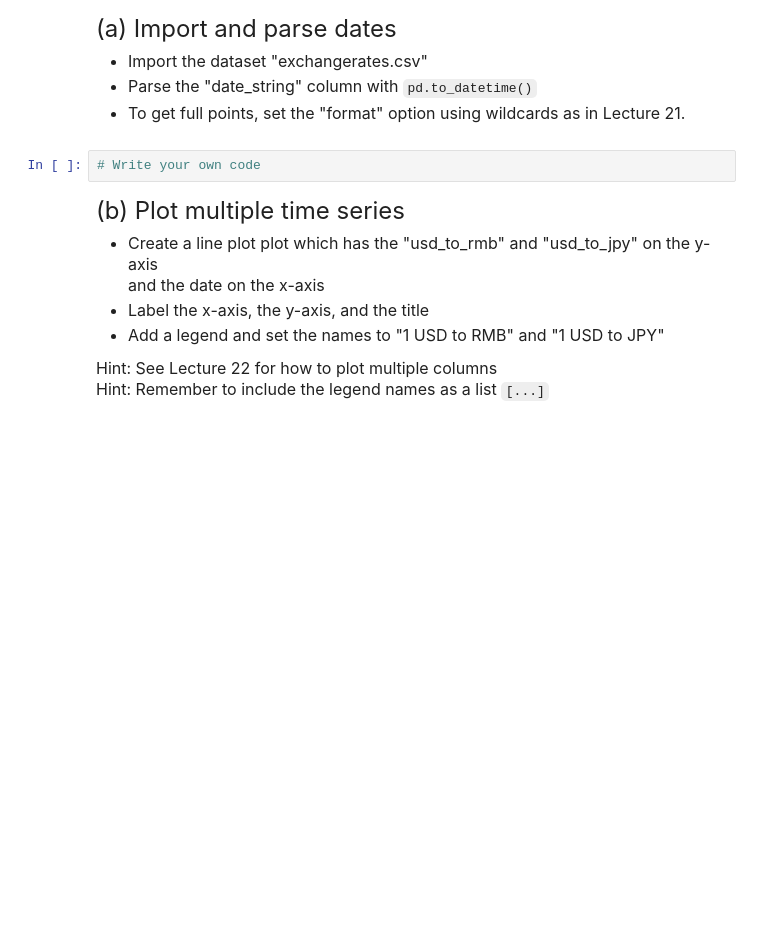
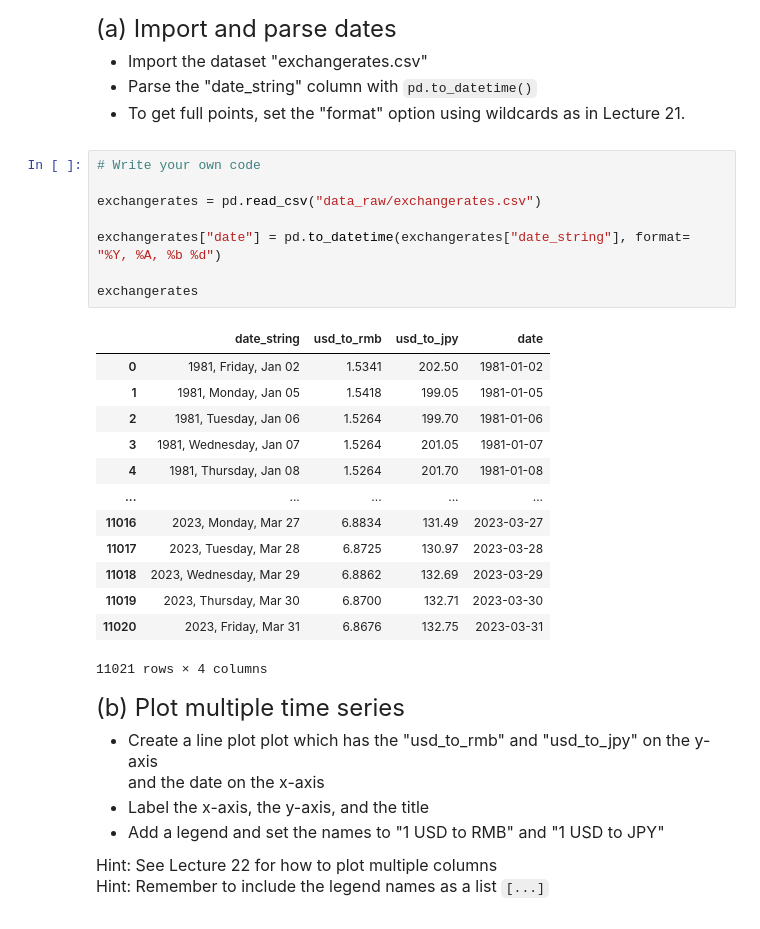
Before and after one commit to shriyai/qtm151spring2024, a Jupyter notebook: assignment10/assignment10.ipynb, the cells around one changed output. Drawn from its saved outputs; the diff is of its cells as text; blank space fills up the shorter version.

````diff
--- a/assignment10/assignment10.ipynb
+++ b/assignment10/assignment10.ipynb
@@ -38,8 +44,28 @@ Lecture 20 and 22.
 - Import the dataset "exchangerates.csv"
 - Parse the "date_string" column with ```pd.to_datetime()```
 - To get full points, set the "format" option using wildcards as in Lecture 21.
-# %%
-# Write your own code
+# %%
+# Write your own code
+
+exchangerates = pd.read_csv("data_raw/exchangerates.csv")
+
+exchangerates["date"] = pd.to_datetime(exchangerates["date_string"], format= "%Y, %A, %b %d")
+
+exchangerates
+# %% [output]
+|  | date_string | usd_to_rmb | usd_to_jpy | date |
+| 0 | 1981, Friday, Jan 02 | 1.5341 | 202.50 | 1981-01-02 |
+| 1 | 1981, Monday, Jan 05 | 1.5418 | 199.05 | 1981-01-05 |
+| 2 | 1981, Tuesday, Jan 06 | 1.5264 | 199.70 | 1981-01-06 |
+| 3 | 1981, Wednesday, Jan 07 | 1.5264 | 201.05 | 1981-01-07 |
+| 4 | 1981, Thursday, Jan 08 | 1.5264 | 201.70 | 1981-01-08 |
+| ... | ... | ... | ... | ... |
+| 11016 | 2023, Monday, Mar 27 | 6.8834 | 131.49 | 2023-03-27 |
+| 11017 | 2023, Tuesday, Mar 28 | 6.8725 | 130.97 | 2023-03-28 |
+| 11018 | 2023, Wednesday, Mar 29 | 6.8862 | 132.69 | 2023-03-29 |
+| 11019 | 2023, Thursday, Mar 30 | 6.8700 | 132.71 | 2023-03-30 |
+| 11020 | 2023, Friday, Mar 31 | 6.8676 | 132.75 | 2023-03-31 |
+11021 rows × 4 columns
 # %% [markdown]
 <font size = "5">
 
````
Also changed, not shown: parts of 10 cells of this notebook, 1 other file.
